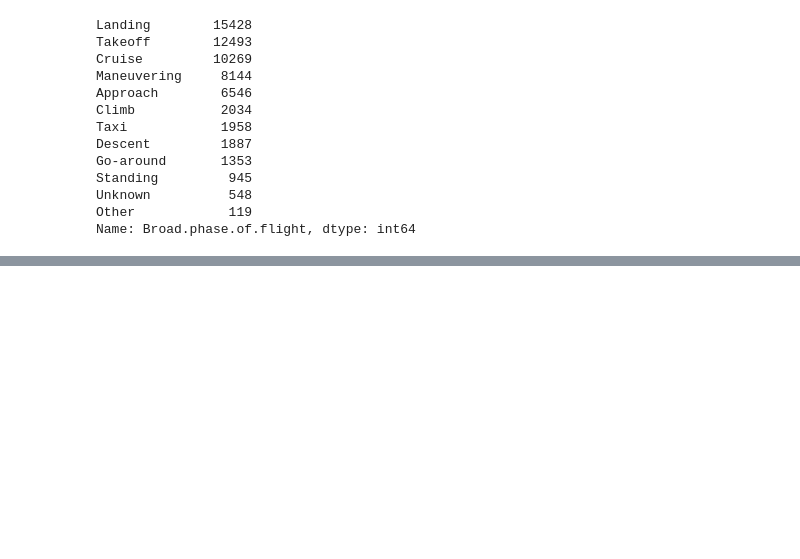
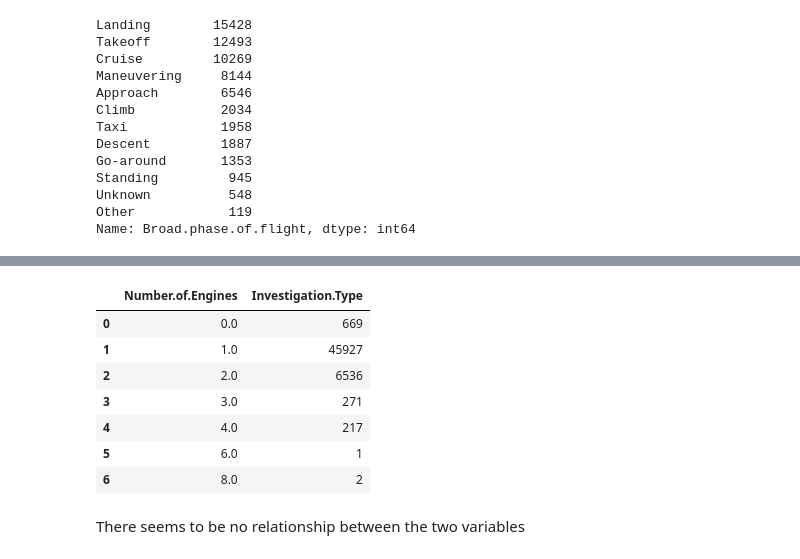
Before and after one commit to Rhino-byte/Project-Phase1-Moringa-School, a Jupyter notebook: Student.ipynb, the cells around one changed output, grey strips where cells are left out. Saved outputs shown, nothing was run; the diff lists cells and outputs as text; code cells hidden in the pictures; blank space fills up the shorter version.

```diff
--- a/Student.ipynb
+++ b/Student.ipynb
@@ -332,0 +437,15 @@ Name: Report.Status, Length: 17007, dtype: int64
+# %%
+# 2. Does the number of engines have any relationship with severity of an accident or Incident
+dat_Eng=Final_data.groupby('Number.of.Engines').agg({'Investigation.Type':'count'}).reset_index()
+dat_Eng
+# %% [output]
+|  | Number.of.Engines | Investigation.Type |
+| 0 | 0.0 | 669 |
+| 1 | 1.0 | 45927 |
+| 2 | 2.0 | 6536 |
+| 3 | 3.0 | 271 |
+| 4 | 4.0 | 217 |
+| 5 | 6.0 | 1 |
+| 6 | 8.0 | 2 |
+# %% [markdown]
+There seems to be no relationship between the two variables
```
Also changed, not shown: parts of 35 cells of this notebook.
